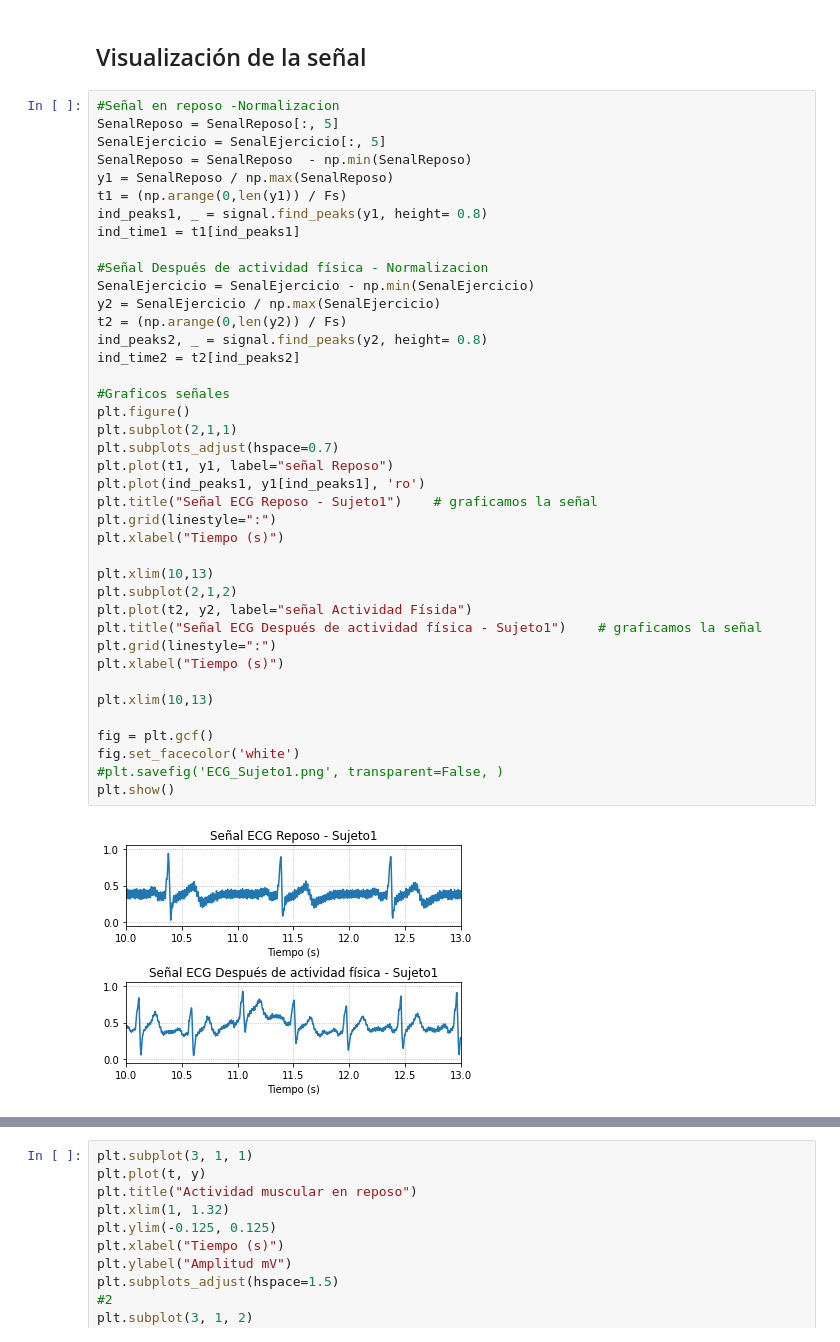
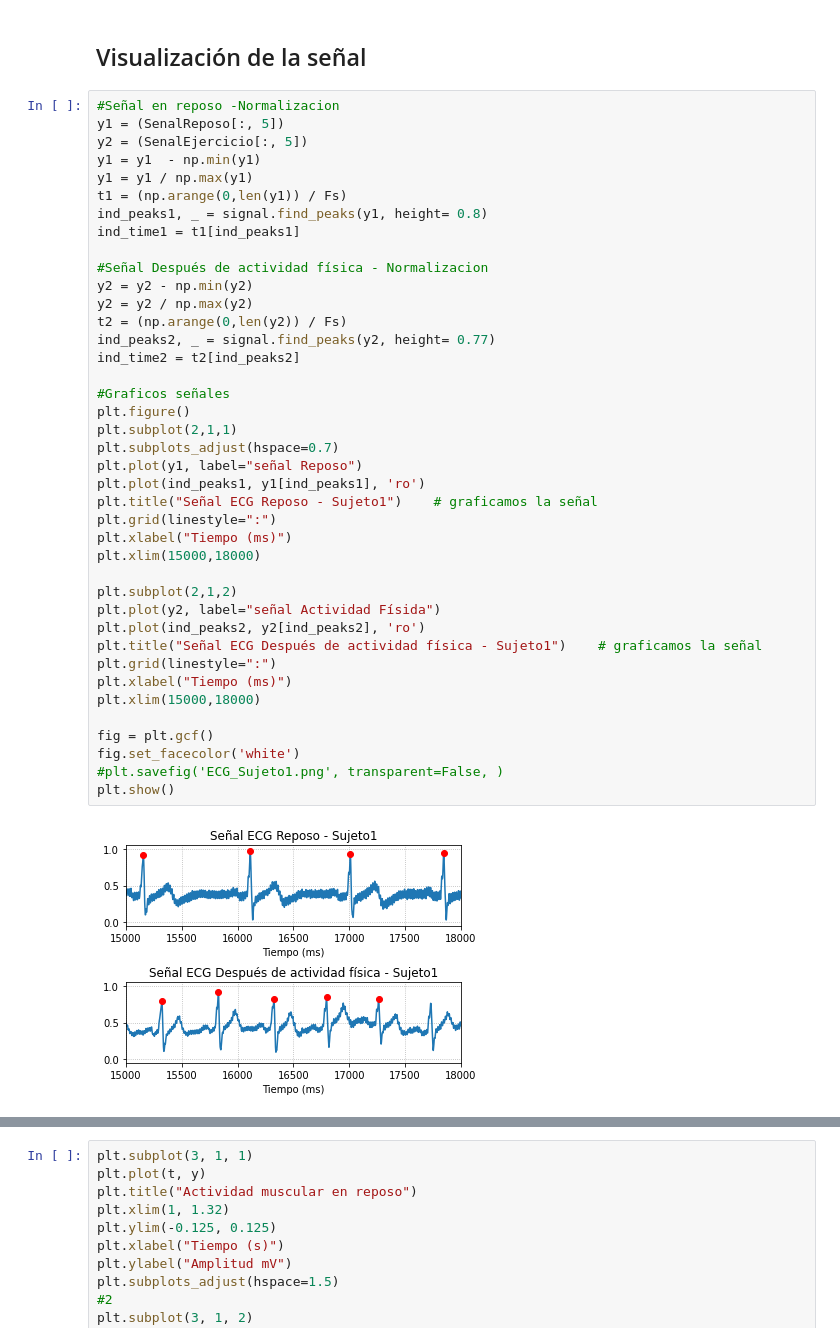
Before and after one commit to fruizg/Introduccion_de_senales, a Jupyter notebook: ISB/Laboratorios/Lab4_ECG/LecturaseñalECG.ipynb, the cells around one changed output, grey strips where cells are left out. Cells and saved outputs as stored; diff of their text form.

Commit message:
Se agrega IndPeaks

```diff
--- a/ISB/Laboratorios/Lab4_ECG/LecturaseñalECG.ipynb
+++ b/ISB/Laboratorios/Lab4_ECG/LecturaseñalECG.ipynb
@@ -43,43 +43,43 @@ SenalEjercicio = np.genfromtxt("SenalECG/ECG_ActividadFisica_Sujeto1.txt", delim
 ## Visualización de la señal
 # %%
 #Señal en reposo -Normalizacion
-SenalReposo = SenalReposo[:, 5]
-SenalEjercicio = SenalEjercicio[:, 5]
-SenalReposo = SenalReposo  - np.min(SenalReposo)
-y1 = SenalReposo / np.max(SenalReposo)
+y1 = (SenalReposo[:, 5])
+y2 = (SenalEjercicio[:, 5])
+y1 = y1  - np.min(y1)
+y1 = y1 / np.max(y1)
 t1 = (np.arange(0,len(y1)) / Fs)
 ind_peaks1, _ = signal.find_peaks(y1, height= 0.8)
 ind_time1 = t1[ind_peaks1]
 
 #Señal Después de actividad física - Normalizacion
-SenalEjercicio = SenalEjercicio - np.min(SenalEjercicio)
-y2 = SenalEjercicio / np.max(SenalEjercicio)
+y2 = y2 - np.min(y2)
+y2 = y2 / np.max(y2)
 t2 = (np.arange(0,len(y2)) / Fs)
-ind_peaks2, _ = signal.find_peaks(y2, height= 0.8)
+ind_peaks2, _ = signal.find_peaks(y2, height= 0.77)
 ind_time2 = t2[ind_peaks2]
 
 #Graficos señales
 plt.figure()
 plt.subplot(2,1,1)
 plt.subplots_adjust(hspace=0.7)
-plt.plot(t1, y1, label="señal Reposo")
+plt.plot(y1, label="señal Reposo")
 plt.plot(ind_peaks1, y1[ind_peaks1], 'ro')
 plt.title("Señal ECG Reposo - Sujeto1")    # graficamos la señal
 plt.grid(linestyle=":")
-plt.xlabel("Tiempo (s)")
+plt.xlabel("Tiempo (ms)")
+plt.xlim(15000,18000)
 
-plt.xlim(10,13)
 plt.subplot(2,1,2)
-plt.plot(t2, y2, label="señal Actividad Físida")
+plt.plot(y2, label="señal Actividad Físida")
+plt.plot(ind_peaks2, y2[ind_peaks2], 'ro')
 plt.title("Señal ECG Después de actividad física - Sujeto1")    # graficamos la señal
 plt.grid(linestyle=":")
-plt.xlabel("Tiempo (s)")
-
-plt.xlim(10,13)
+plt.xlabel("Tiempo (ms)")
+plt.xlim(15000,18000)
 
 fig = plt.gcf()
 fig.set_facecolor('white')
 #plt.savefig('ECG_Sujeto1.png', transparent=False, )
 plt.show()
 # %% [output]
-[figure, old version]
+[figure, new version]
```
Also changed, not shown: parts of 1 cell of this notebook, 3 other files.
